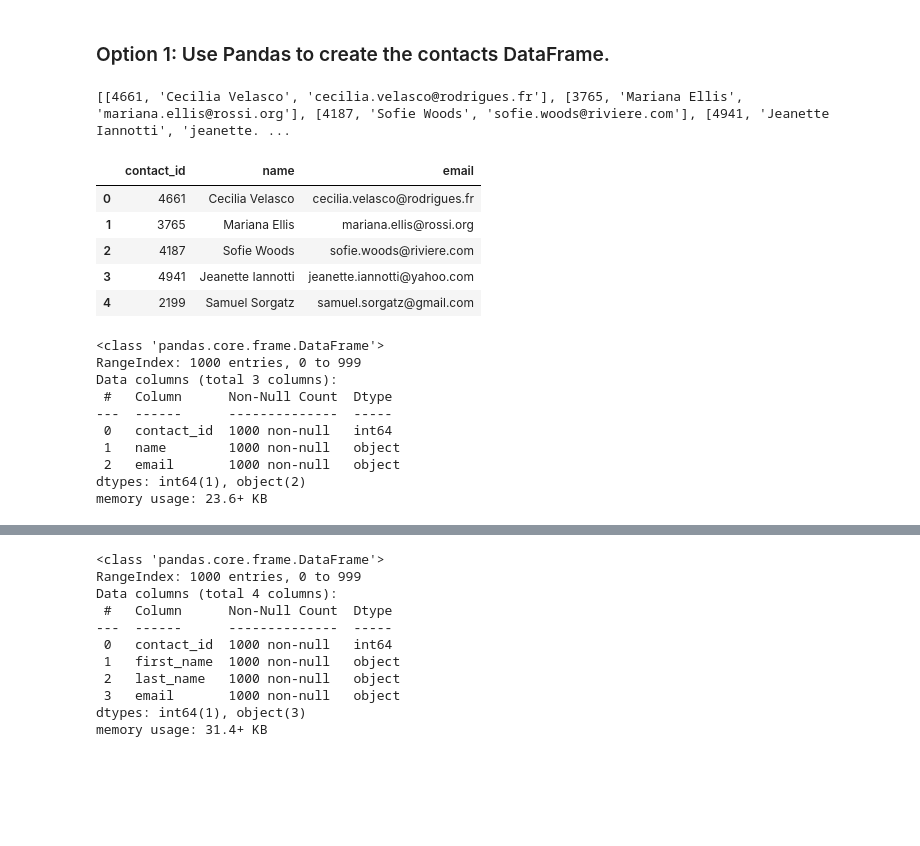
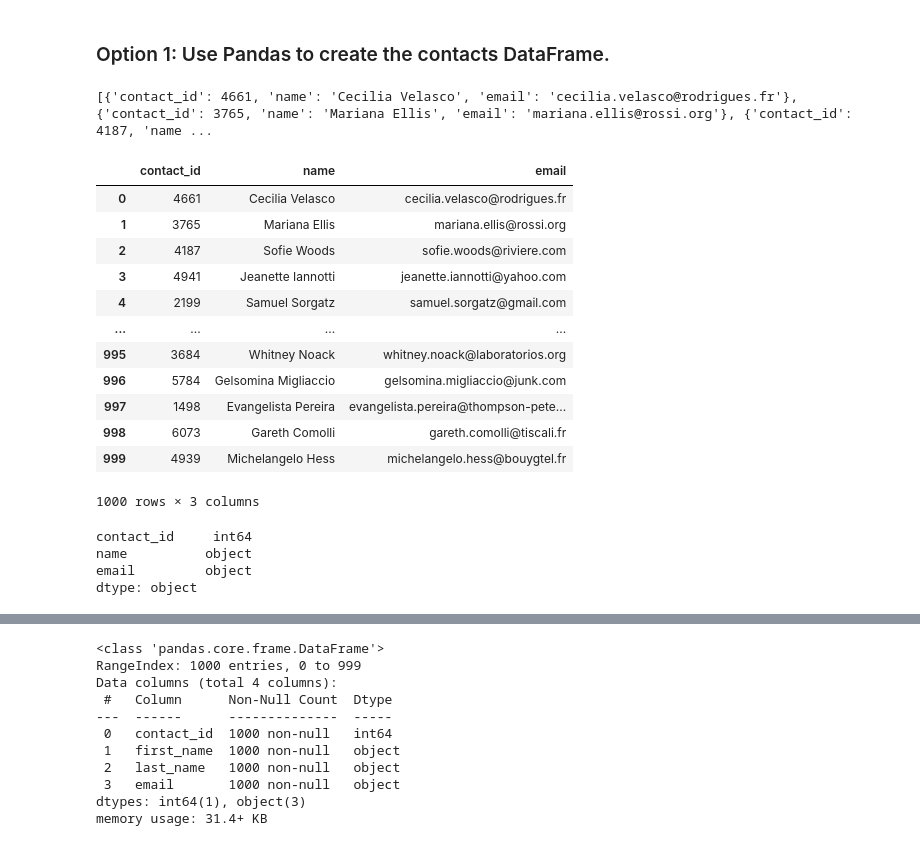
Before and after one commit to tgrishanina/Crowdfunding_ETL, a Jupyter notebook: ETL_Mini_Project_Starter_Code_APerez.ipynb, the cells around one changed output, grey strips where cells are left out. Saved outputs shown, nothing was run; the diff lists cells and outputs as text; code cells hidden in the pictures; blank space fills up the shorter version.

```diff
--- a/ETL_Mini_Project_Starter_Code_APerez.ipynb
+++ b/ETL_Mini_Project_Starter_Code_APerez.ipynb
@@ -304,34 +304,43 @@ Then export the DataFrame as a `contacts.csv` CSV file.
 # Iterate through the contact_info_df and convert each row to a dictionary.
 import json
 dict_values = []
-
+for index, row in contact_info_df.iterrows():
+    dict_values.append(json.loads(row['contact_info']))
 
 # Print out the list of values for each row.
 print(dict_values)
 # %% [output]
-[[4661, 'Cecilia Velasco', 'cecilia.velasco@rodrigues.fr'], [3765, 'Mariana Ellis', 'mariana.ellis@rossi.org'], [4187, 'Sofie Woods', 'sofie.woods@riviere.com'], [4941, 'Jeanette Iannotti', 'jeanette. ...
+[{'contact_id': 4661, 'name': 'Cecilia Velasco', 'email': 'cecilia.velasco@rodrigues.fr'}, {'contact_id': 3765, 'name': 'Mariana Ellis', 'email': 'mariana.ellis@rossi.org'}, {'contact_id': 4187, 'name ...
 # %%
 # Create a contact_info DataFrame and add each list of values, i.e., each row
 # to the 'contact_id', 'name', 'email' columns.
+contact_id = [d.get('contact_id') for d in dict_values]
+name = [d.get('name') for d in dict_values]
+email = [d.get('email') for d in dict_values]
+
+contact_info = pd.DataFrame({'contact_id': contact_id, 'name': name, 'email': email})
+contact_info
 # %% [output]
 |  | contact_id | name | email |
 | 0 | 4661 | Cecilia Velasco | cecilia.velasco@rodrigues.fr |
 | 1 | 3765 | Mariana Ellis | mariana.ellis@rossi.org |
 | 2 | 4187 | Sofie Woods | sofie.woods@riviere.com |
 | 3 | 4941 | Jeanette Iannotti | jeanette.iannotti@yahoo.com |
 | 4 | 2199 | Samuel Sorgatz | samuel.sorgatz@gmail.com |
+| ... | ... | ... | ... |
+| 995 | 3684 | Whitney Noack | whitney.noack@laboratorios.org |
+| 996 | 5784 | Gelsomina Migliaccio | gelsomina.migliaccio@junk.com |
+| 997 | 1498 | Evangelista Pereira | evangelista.pereira@thompson-pete... |
+| 998 | 6073 | Gareth Comolli | gareth.comolli@tiscali.fr |
+| 999 | 4939 | Michelangelo Hess | michelangelo.hess@bouygtel.fr |
+1000 rows × 3 columns
 # %%
 # Check the datatypes.
+contact_info.dtypes
 # %% [output]
-<class 'pandas.core.frame.DataFrame'>
-RangeIndex: 1000 entries, 0 to 999
-Data columns (total 3 columns):
- #   Column      Non-Null Count  Dtype
----  ------      --------------  -----
- 0   contact_id  1000 non-null   int64
- 1   name        1000 non-null   object
- 2   email       1000 non-null   object
-dtypes: int64(1), object(2)
-memory usage: 23.6+ KB
+contact_id     int64
+name          object
+email         object
+dtype: object
 # %%
 # Create a "first"name" and "last_name" column with the first and last names from the "name" column.
```
Also changed, not shown: parts of 6 cells of this notebook, 1 other file.
